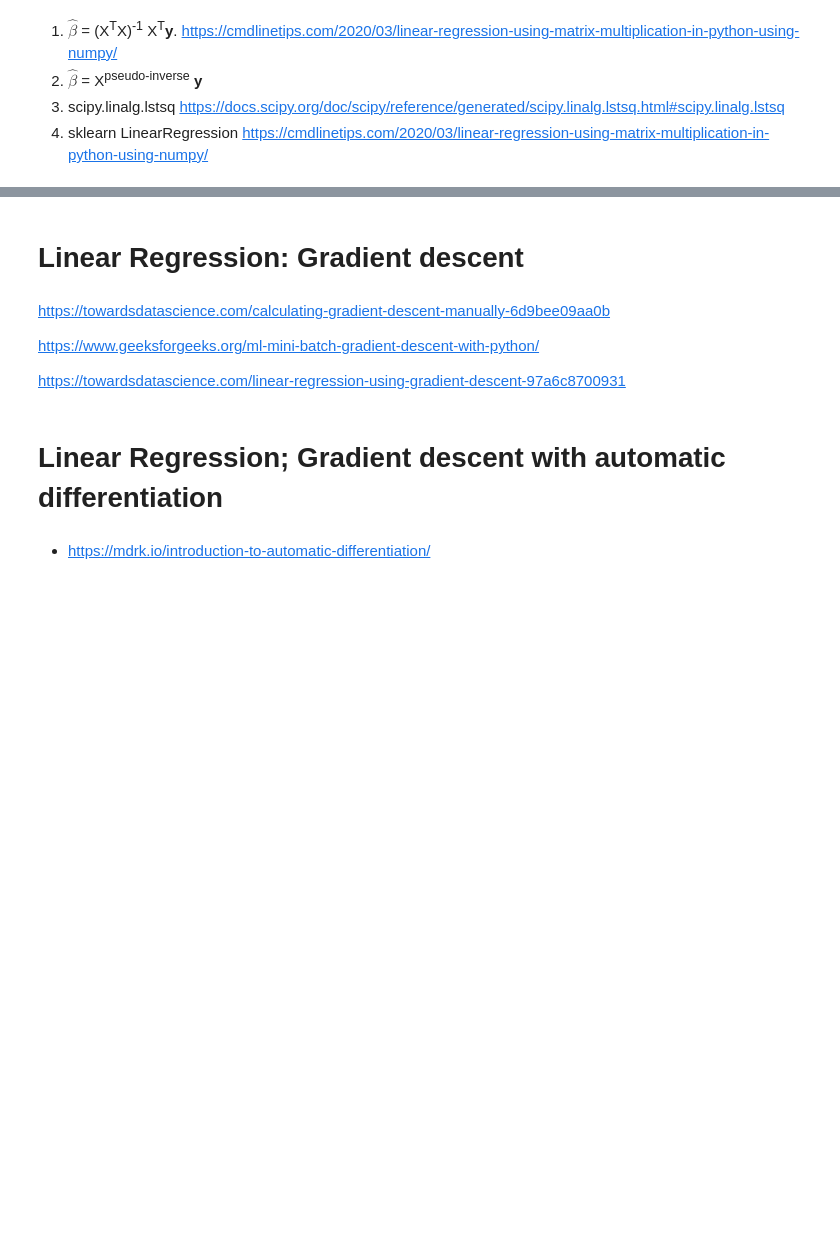
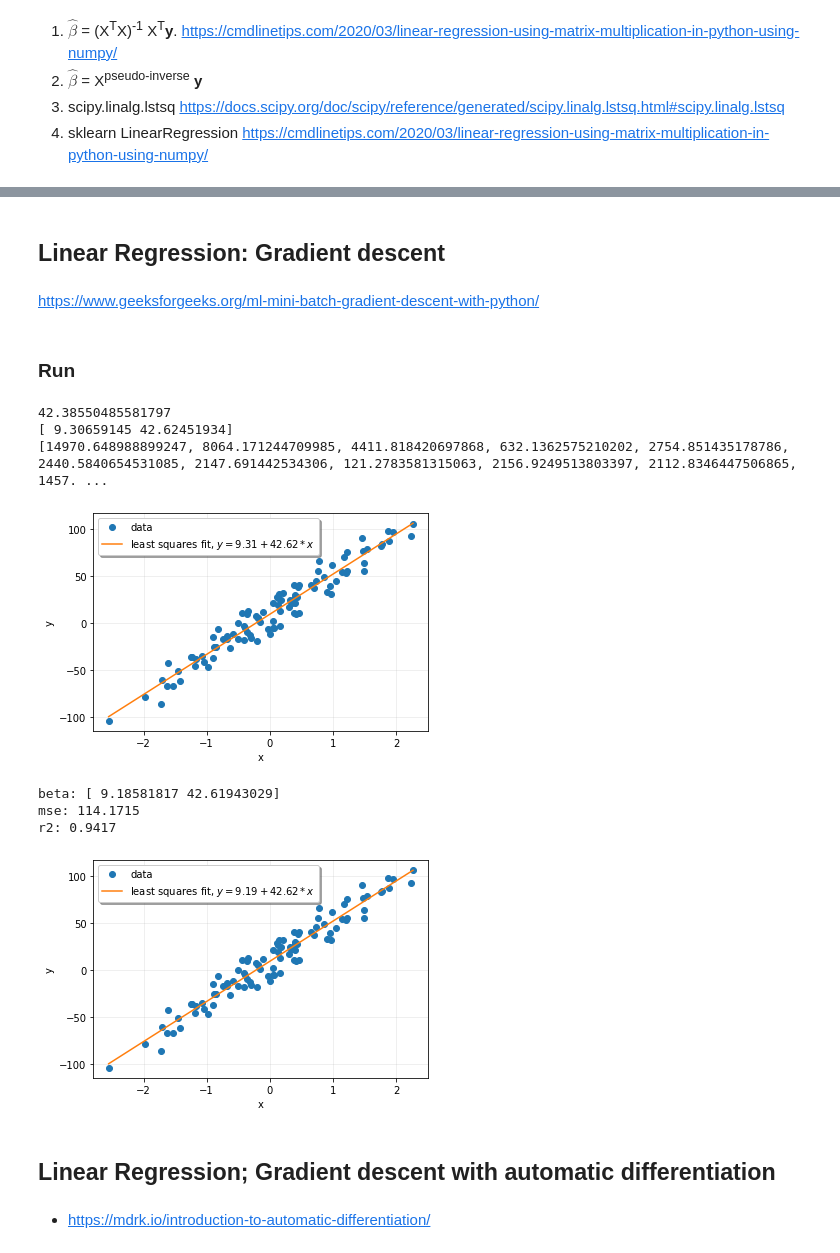
Before and after one commit to dhan16/colabs, a Jupyter notebook: ml/Linear_Regression.ipynb, the cells around one changed output, grey strips where cells are left out. Cells and saved outputs as stored; diff of their text form; code cells hidden in the pictures; blank space fills up the shorter version.

```diff
--- a/ml/Linear_Regression.ipynb
+++ b/ml/Linear_Regression.ipynb
@@ -40,9 +49,13 @@ def make_X_mat(x):
   return X_mat
 
 
+def predict_y_from_X(X_mat, beta):
+  return X_mat.dot(beta)
+
+
 def predict_y(x, beta):
   X_mat = make_X_mat(x)
-  return X_mat.dot(beta)
+  return predict_y_from_X(X_mat, beta)
 
 
 def show_metrics(x, y, beta):
@@ -171,8 +218,4 @@ show_olss(x, y)
 # %% [markdown]
-# Linear Regression: Gradient descent
+## Linear Regression: Gradient descent
 # %% [markdown]
-https://towardsdatascience.com/calculating-gradient-descent-manually-6d9bee09aa0b
-
 https://www.geeksforgeeks.org/ml-mini-batch-gradient-descent-with-python/
-
-https://towardsdatascience.com/linear-regression-using-gradient-descent-97a6c8700931
@@ -182,9 +263,21 @@ def show_gd(x, y):
+# %% [markdown]
+### Run
 # %%
-x, y, coef = make_regression(n_samples=1000, n_features=10)
+x, y, coef = make_regression(n_samples=100, n_features=1)
 print(coef)
-show_gd(x, y)
+
+do_and_show_lrgd(x, y, batch_size=32, epochs=20, learning_rate=.01)
+# %% [output]
+42.38550485581797
+[ 9.30659145 42.62451934]
+[14970.648988899247, 8064.171244709985, 4411.818420697868, 632.1362575210202, 2754.851435178786, 2440.5840654531085, 2147.691442534306, 121.2783581315063, 2156.9249513803397, 2112.8346447506865, 1457. ...
+[figure, added]
+beta: [ 9.18581817 42.61943029]
+mse: 114.1715
+r2: 0.9417
+[figure, added]
 # %% [markdown]
-# Linear Regression; Gradient descent with automatic differentiation
+## Linear Regression; Gradient descent with automatic differentiation
 # %% [markdown]
 * https://mdrk.io/introduction-to-automatic-differentiation/
 # %% [markdown]
```
Also changed, not shown: parts of 14 cells of this notebook.
